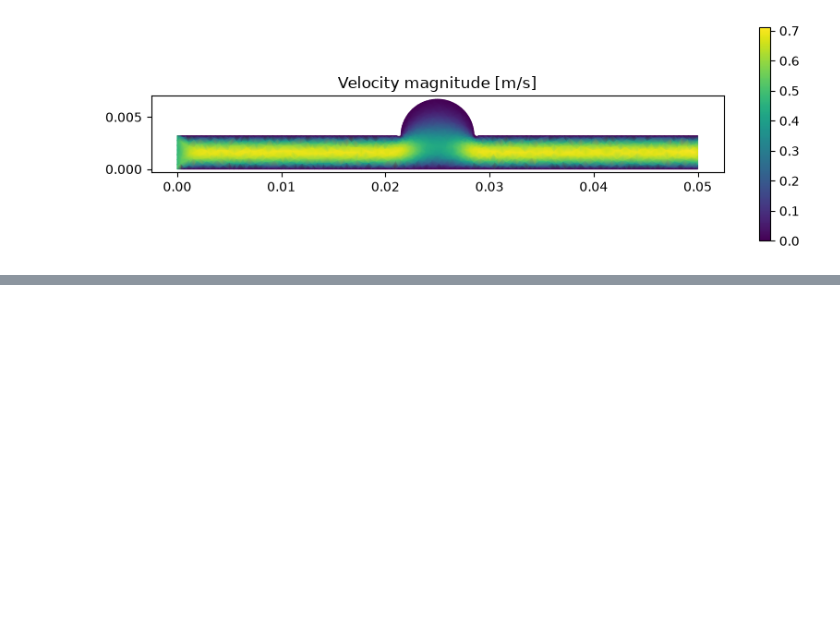
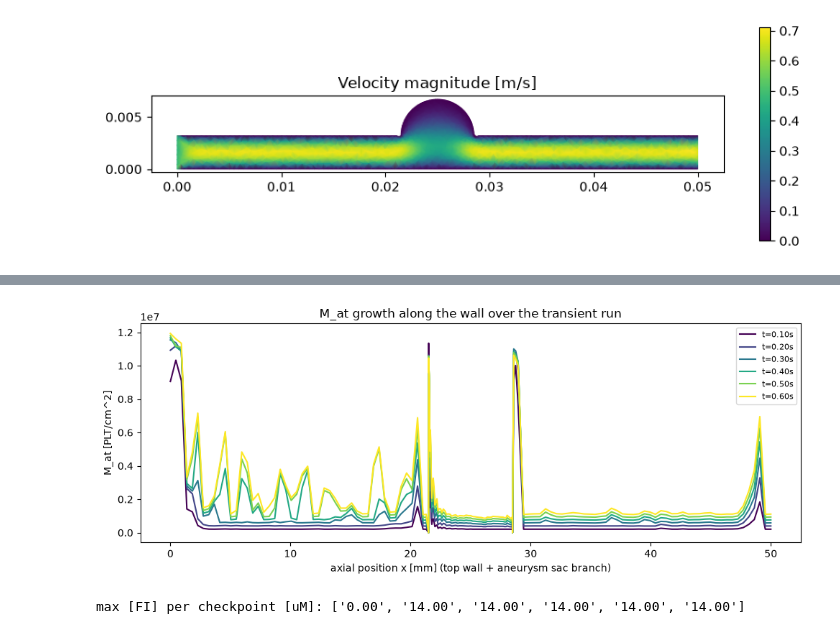
Before and after one commit to danilodurs/thrombus-bench, a Jupyter notebook: notebooks/01_explore_mechanistic_baseline.ipynb, the cells around one changed output, grey strips where cells are left out. Drawn from its saved outputs; the diff is of its cells as text; code cells hidden in the pictures; blank space fills up the shorter version.

```diff
--- a/notebooks/01_explore_mechanistic_baseline.ipynb
+++ b/notebooks/01_explore_mechanistic_baseline.ipynb
@@ -97,0 +217,24 @@ and `coupled_solver.py` land, this notebook should be extended with:
+# %%
+top_branch_run, _ = _wall_branches(history.basis_c, vessel_diameter_m)
+x_mm = history.basis_c.doflocs[0, top_branch_run] * 1e3
+idx_in_wall_dofs = np.searchsorted(history.states[0].wall_dofs, top_branch_run)
+
+n_states = len(history.states)
+fig, ax = plt.subplots(figsize=(10, 4))
+for i, state in enumerate(history.states):
+    ax.plot(
+        x_mm, state.surface.M_at[idx_in_wall_dofs],
+        label=f"t={state.time_s:.2f}s", color=plt.cm.viridis(i / max(n_states - 1, 1)),
+    )
+ax.set_xlabel("axial position x [mm] (top wall + aneurysm sac branch)")
+ax.set_ylabel("M_at [PLT/cm^2]")
+ax.set_title("M_at growth along the wall over the transient run")
+ax.legend(loc="best", fontsize=8)
+plt.tight_layout()
+plt.show()
+
+fi_max_per_checkpoint = [state.concentrations["FI"].max() for state in history.states]
+print("max [FI] per checkpoint [uM]:", [f"{v:.2f}" for v in fi_max_per_checkpoint])
+# %% [output]
+[figure, added]
+max [FI] per checkpoint [uM]: ['0.00', '14.00', '14.00', '14.00', '14.00', '14.00']
```
Also changed, not shown: parts of 11 cells of this notebook, 13 other files.
